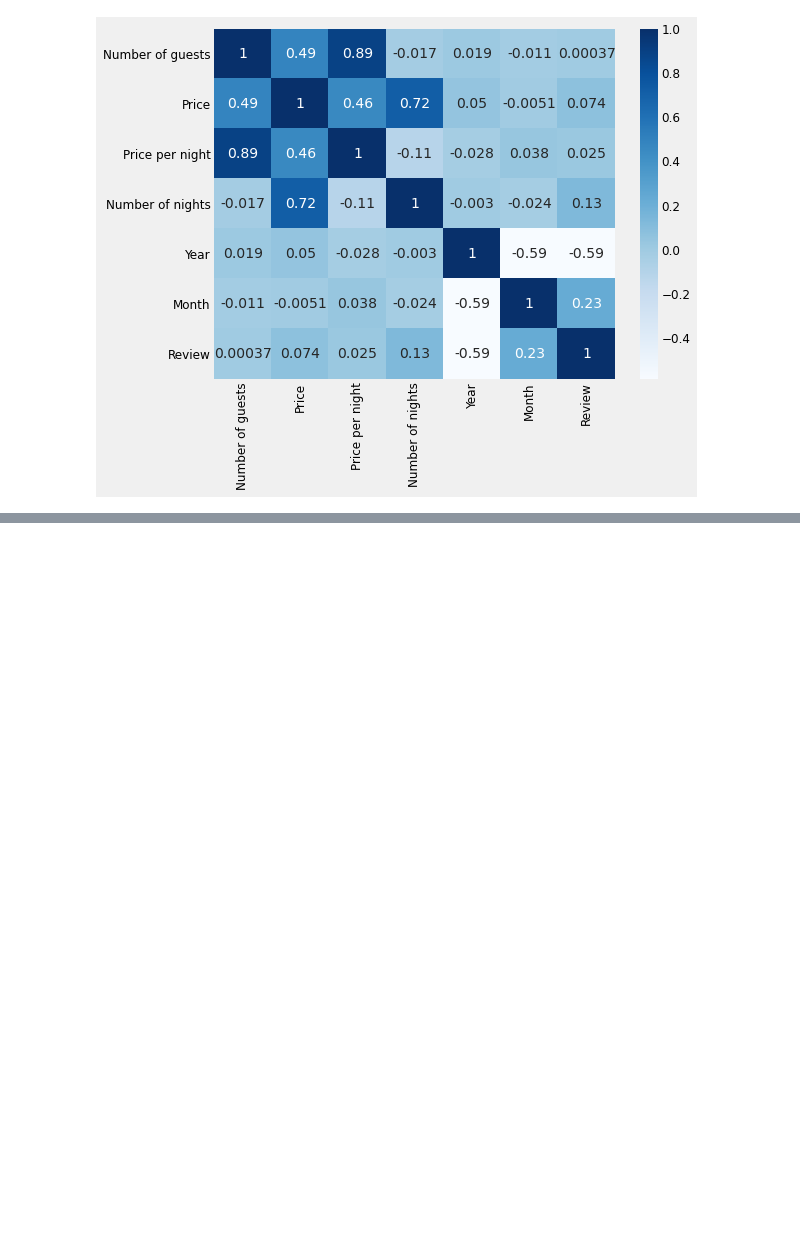
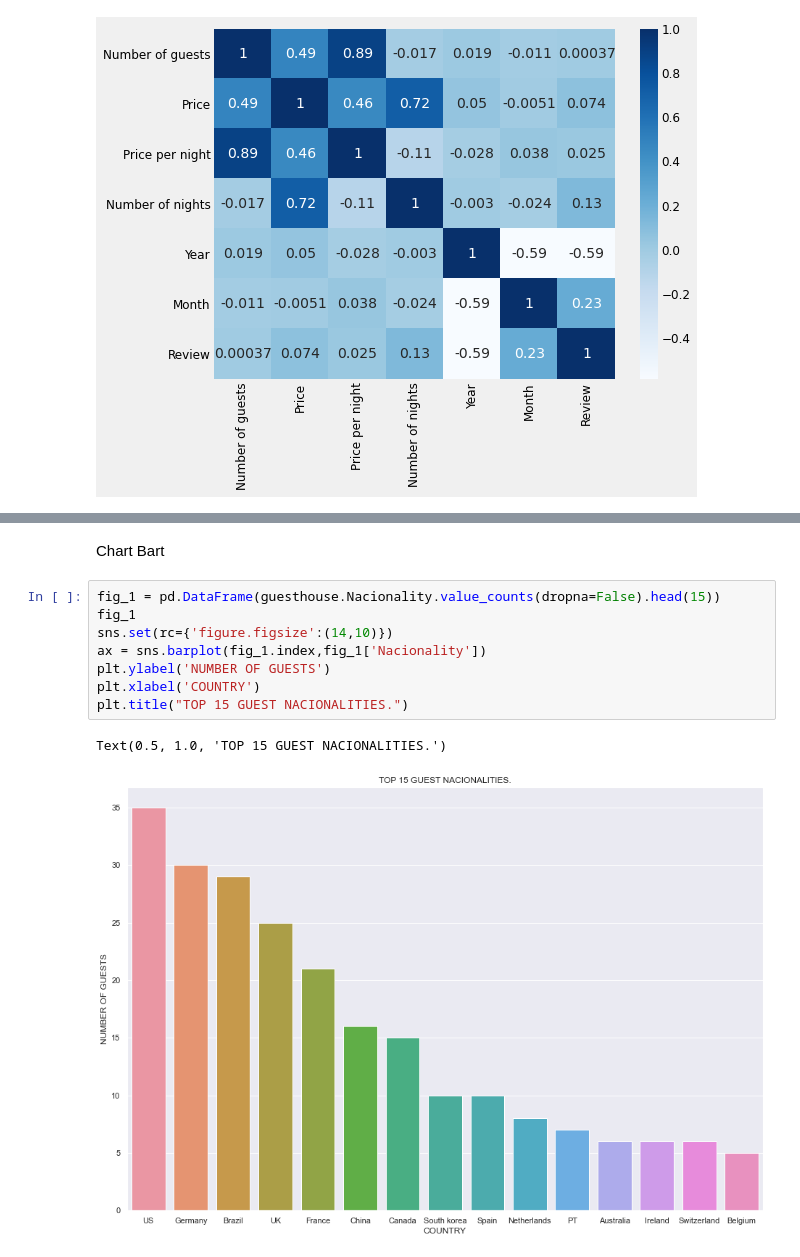
Before and after one commit to R04425/Module-2-Statistics-Project-Lisbon-Guesthouse-Analysis-, a Jupyter notebook: Code Statistics Project .ipynb, the cells around one changed output, grey strips where cells are left out. Saved outputs shown, nothing was run; the diff lists cells and outputs as text; blank space fills up the shorter version.

```diff
--- a/Code Statistics Project .ipynb
+++ b/Code Statistics Project .ipynb
@@ -88,0 +100,13 @@ plt.show()
+# %% [markdown]
+Chart Bart
+# %%
+fig_1 = pd.DataFrame(guesthouse.Nacionality.value_counts(dropna=False).head(15))
+fig_1
+sns.set(rc={'figure.figsize':(14,10)})
+ax = sns.barplot(fig_1.index,fig_1['Nacionality'])
+plt.ylabel('NUMBER OF GUESTS')
+plt.xlabel('COUNTRY')
+plt.title("TOP 15 GUEST NACIONALITIES.")
+# %% [output]
+Text(0.5, 1.0, 'TOP 15 GUEST NACIONALITIES.')
+[figure, added]
```
Also changed, not shown: parts of 18 cells of this notebook, 1 other file.
